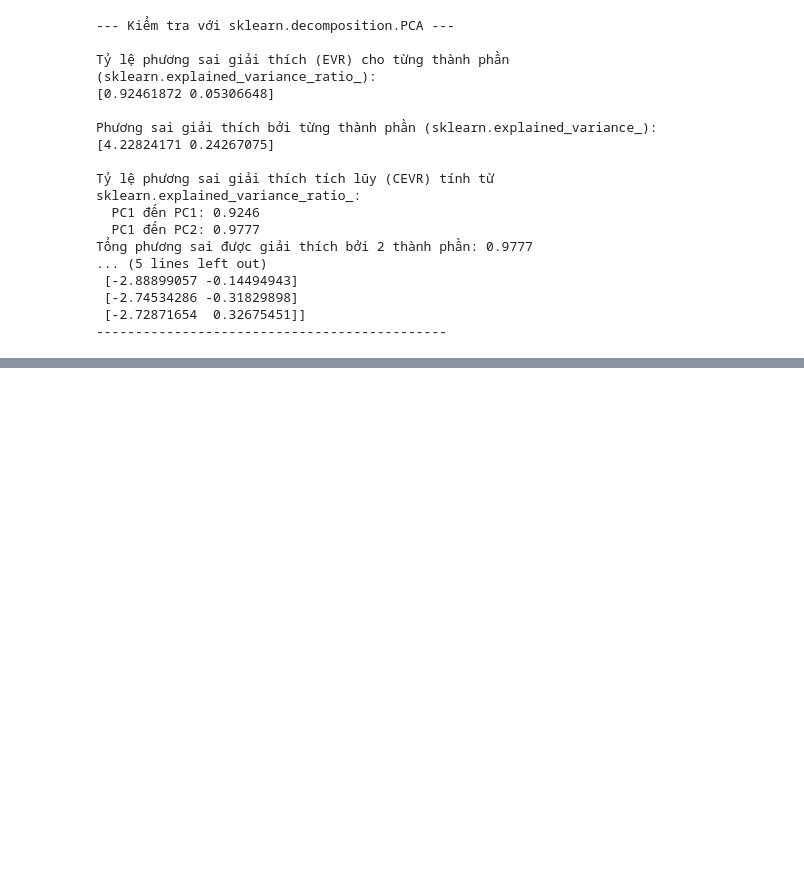
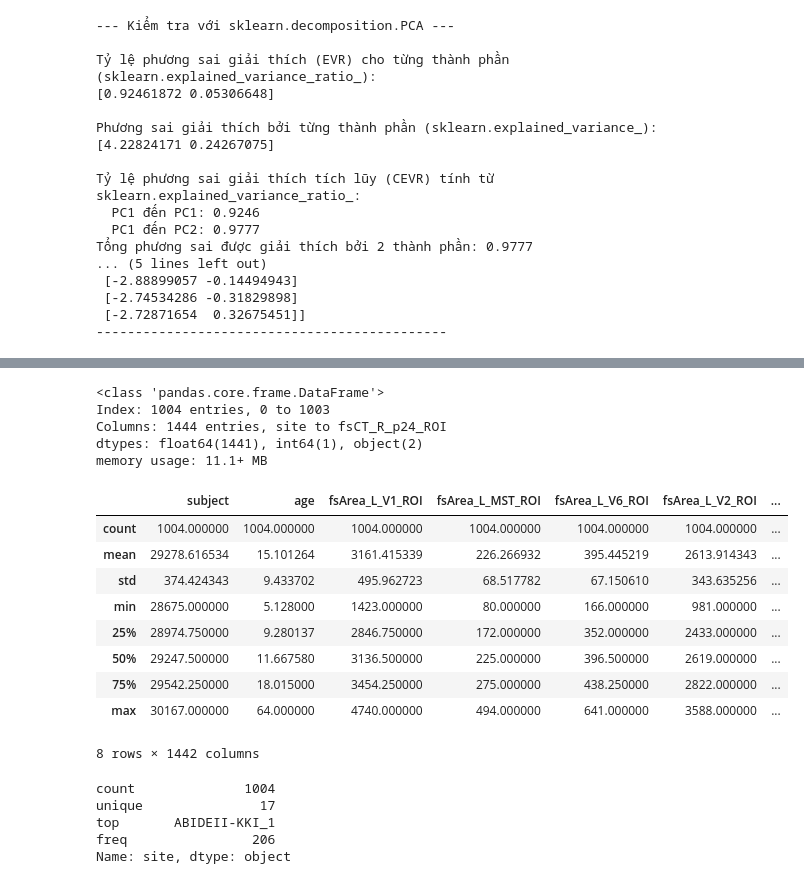
Before and after one commit to BrdH7940/PCA-And-Clustering, a Jupyter notebook: Main.ipynb, the cells around one changed output, grey strips where cells are left out. Drawn from its saved outputs; the diff is of its cells as text; code cells hidden in the pictures; blank space fills up the shorter version.

Commit message:
[Feat] Data Preprocessing for K-Means Clustering

```diff
--- a/Main.ipynb
+++ b/Main.ipynb
@@ -151,0 +156,3 @@ Tổng phương sai được giải thích bởi 2 thành phần: 0.9777
+# %%
+X = pd.read_csv('Dataset/ABIDE2.csv', index_col = 0)
+y = X['group']
@@ -151,0 +169,29 @@ Tổng phương sai được giải thích bởi 2 thành phần: 0.9777
+# %%
+X.info()
+# %% [output]
+<class 'pandas.core.frame.DataFrame'>
+Index: 1004 entries, 0 to 1003
+Columns: 1444 entries, site to fsCT_R_p24_ROI
+dtypes: float64(1441), int64(1), object(2)
+memory usage: 11.1+ MB
+# %%
+X.describe()
+# %% [output]
+|  | subject | age | fsArea_L_V1_ROI | fsArea_L_MST_ROI | fsArea_L_V6_ROI | fsArea_L_V2_ROI | ... |
+| count | 1004.000000 | 1004.000000 | 1004.000000 | 1004.000000 | 1004.000000 | 1004.000000 | ... |
+| mean | 29278.616534 | 15.101264 | 3161.415339 | 226.266932 | 395.445219 | 2613.914343 | ... |
+| std | 374.424343 | 9.433702 | 495.962723 | 68.517782 | 67.150610 | 343.635256 | ... |
+| min | 28675.000000 | 5.128000 | 1423.000000 | 80.000000 | 166.000000 | 981.000000 | ... |
+| 25% | 28974.750000 | 9.280137 | 2846.750000 | 172.000000 | 352.000000 | 2433.000000 | ... |
+| 50% | 29247.500000 | 11.667580 | 3136.500000 | 225.000000 | 396.500000 | 2619.000000 | ... |
+| 75% | 29542.250000 | 18.015000 | 3454.250000 | 275.000000 | 438.250000 | 2822.000000 | ... |
+| max | 30167.000000 | 64.000000 | 4740.000000 | 494.000000 | 641.000000 | 3588.000000 | ... |
+8 rows × 1442 columns
+# %%
+X['site'].describe()
+# %% [output]
+count              1004
+unique               17
+top       ABIDEII-KKI_1
+freq                206
+Name: site, dtype: object
```
Also changed, not shown: parts of 10 cells of this notebook, 2 other files.
